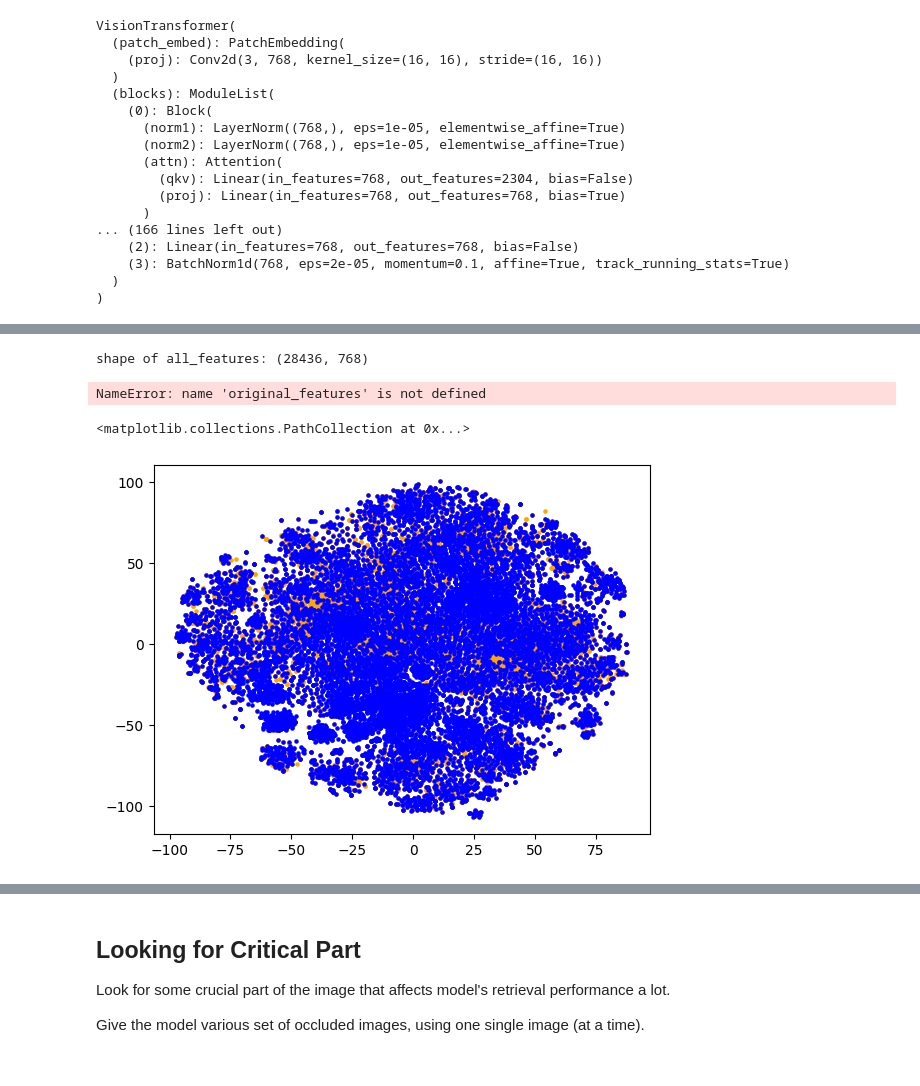
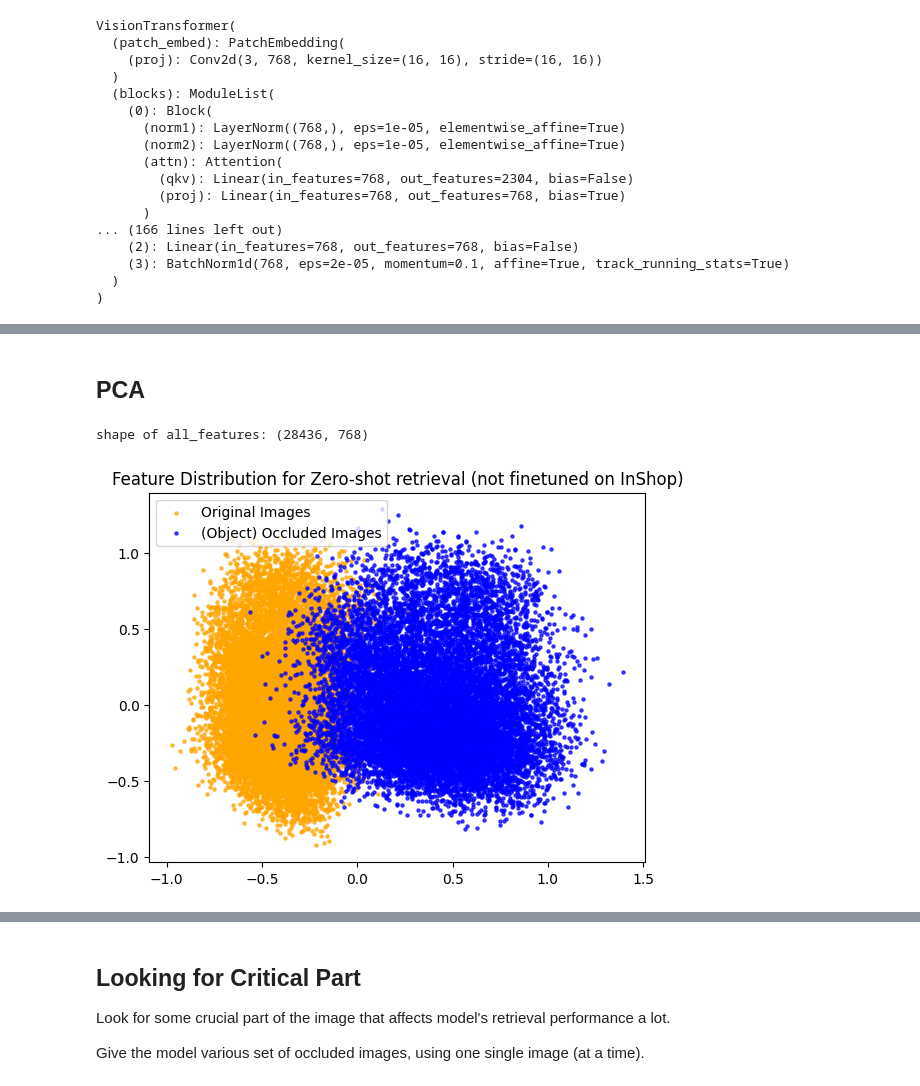
Before and after one commit to fashion-image-retrieval/unicom, a Jupyter notebook: analysis.ipynb, the cells around one changed output, grey strips where cells are left out. Drawn from its saved outputs; the diff is of its cells as text; code cells hidden in the pictures.

```diff
--- a/analysis.ipynb
+++ b/analysis.ipynb
@@ -63,0 +64,2 @@ test_black = Inshop_Dataset("data", "query", preprocess, "black_mask")
+# %%
+data_object = Inshop_Dataset("data", "query", preprocess, "object")
@@ -85,2 +90,2 @@ features_ori = get_features(test_original, model_ori)
 # %%
-features_occ = get_features(test_black, model_ori)
+features_obj = get_features(data_object, model_ori)
@@ -125,26 +100,40 @@ Error:
 # %%
 # TSNE
-from sklearn.manifold import TSNE
-from matplotlib.pyplot import scatter
+# from sklearn.manifold import TSNE
+# from matplotlib.pyplot import scatter
 
-all_features = torch.concat([features_ori, features_occ]).cpu().numpy()
-print("shape of all_features:", all_features.shape)
+# all_features = torch.concat([features_ori, features_occ]).cpu().numpy()
+# print("shape of all_features:", all_features.shape)
 
-tsne = TSNE(perplexity=40)
-X_low = tsne.fit_transform(all_features)
-num_features = len(features_ori)
+# tsne = TSNE(perplexity=40)
+# X_low = tsne.fit_transform(all_features)
+# num_features = len(features_ori)
 
-scatter(X_low[:num_features,0], X_low[:num_features,1], c='orange', s=5)
-scatter(X_low[num_features:,0], X_low[num_features:,1], c='blue', s=5)
+# scatter(X_low[:num_features,0], X_low[:num_features,1], c='orange', s=5)
+# scatter(X_low[num_features:,0], X_low[num_features:,1], c='blue', s=5)
-# %% [output]
-shape of all_features: (28436, 768)
-NameError: name 'original_features' is not defined
-# %%
-num_features = len(features_ori)
-
-scatter(X_low[:num_features,0], X_low[:num_features,1], c='orange', s=5)
-scatter(X_low[num_features:,0], X_low[num_features:,1], c='blue', s=5)
-# %% [output]
-<matplotlib.collections.PathCollection at 0x...>
-[figure, removed]
+# %% [markdown]
+## PCA
+# %%
+# PCA - pretrained model
+from sklearn.decomposition import PCA
+
+# original
+# all_features = torch.concat([features_ori, features_obj, features_black_mask]).cpu().numpy()
+all_features = torch.concat([features_ori, features_obj]).cpu().numpy()
+print("shape of all_features:", all_features.shape)
+
+pca = PCA()
+X_pca = pca.fit_transform(all_features)
+num_features = len(features_ori)
+
+plt.title("Feature Distribution for Zero-shot retrieval (not finetuned on InShop)")
+plt.scatter(X_pca[:num_features,0], X_pca[:num_features,1], c='orange', s=5, alpha=0.7, label='Original Images') # original image features
+plt.scatter(X_pca[num_features:2*num_features,0], X_pca[num_features:2*num_features,1], c='blue', s=5, alpha=0.7, label='(Object) Occluded Images') # occluded image features
+# plt.scatter(X_pca[2*num_features:,0], X_pca[2*num_features:,1], c='green', s=5, alpha=0.7, label='(Black mask) Occluded Images') # occluded image features
+plt.legend()
+
+plt.show()
+# %% [output]
+shape of all_features: (28436, 768)
+[figure, added]
 # %%
```
Also changed, not shown: parts of 19 cells of this notebook.
